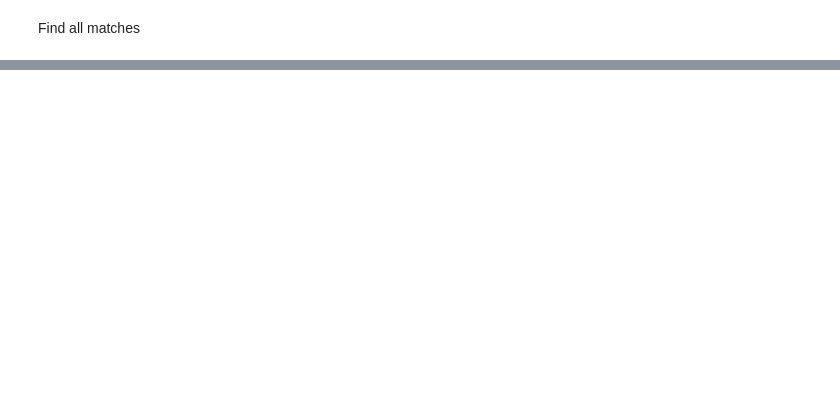
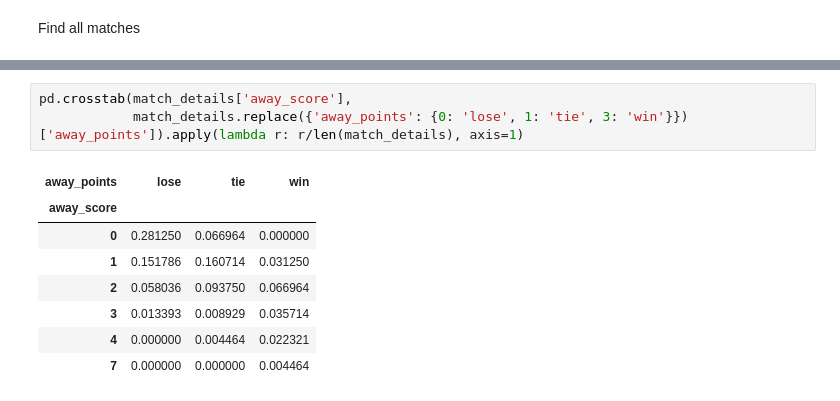
Before and after one commit to dchilders21/stats, a Jupyter notebook: src/stats/stats.ipynb, the cells around one changed output, grey strips where cells are left out. Saved outputs shown, nothing was run; the diff lists cells and outputs as text; blank space fills up the shorter version.

```diff
--- a/src/stats/stats.ipynb
+++ b/src/stats/stats.ipynb
@@ -92,3 +64,15 @@ print(upcoming_matches)
+# %%
+pd.crosstab(match_details['away_score'],
+            match_details.replace({'away_points': {0: 'lose', 1: 'tie', 3: 'win'}})['away_points']).apply(lambda r: r/len(match_details), axis=1)
+# %% [output]
+| away_points | lose | tie | win |
+| away_score |  |  |  |
+| 0 | 0.281250 | 0.066964 | 0.000000 |
+| 1 | 0.151786 | 0.160714 | 0.031250 |
+| 2 | 0.058036 | 0.093750 | 0.066964 |
+| 3 | 0.013393 | 0.008929 | 0.035714 |
+| 4 | 0.000000 | 0.004464 | 0.022321 |
+| 7 | 0.000000 | 0.000000 | 0.004464 |
 # %%
 training_list = []
 
```
Also changed, not shown: parts of 10 cells of this notebook, 6 other files.
